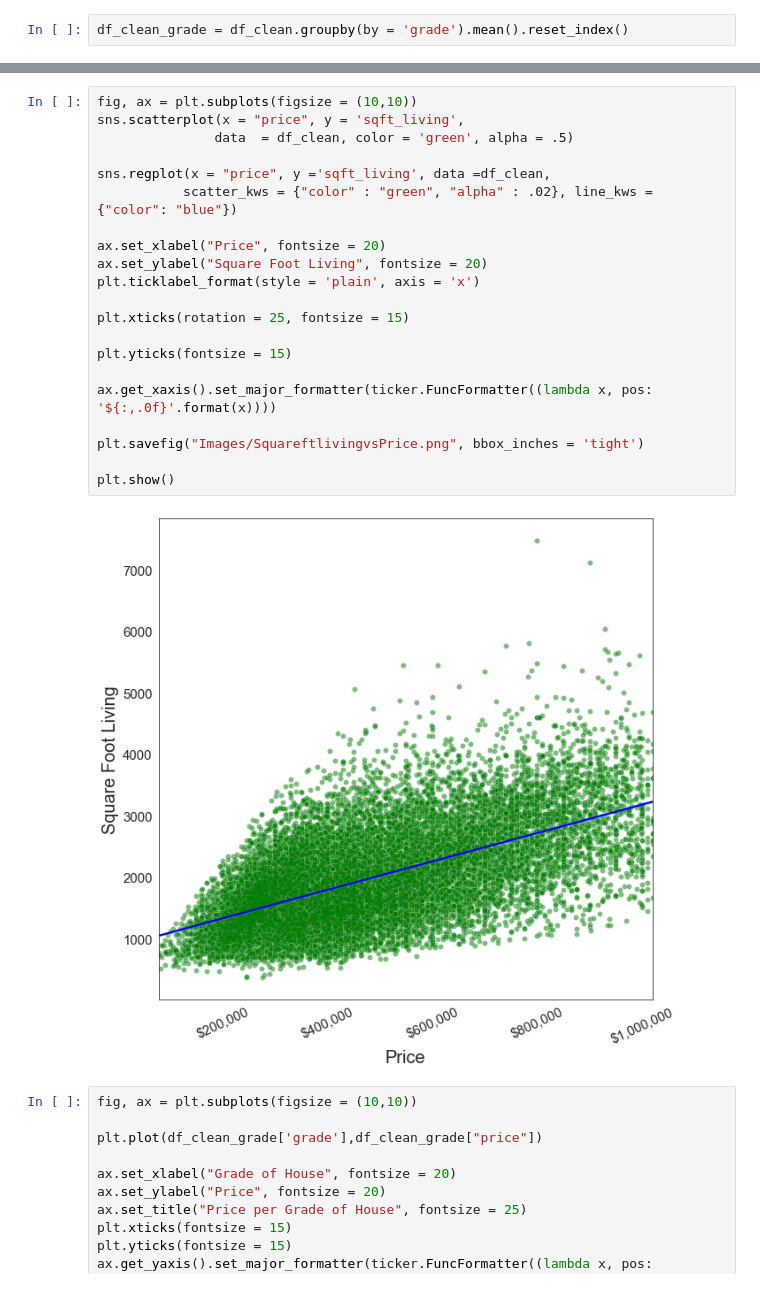
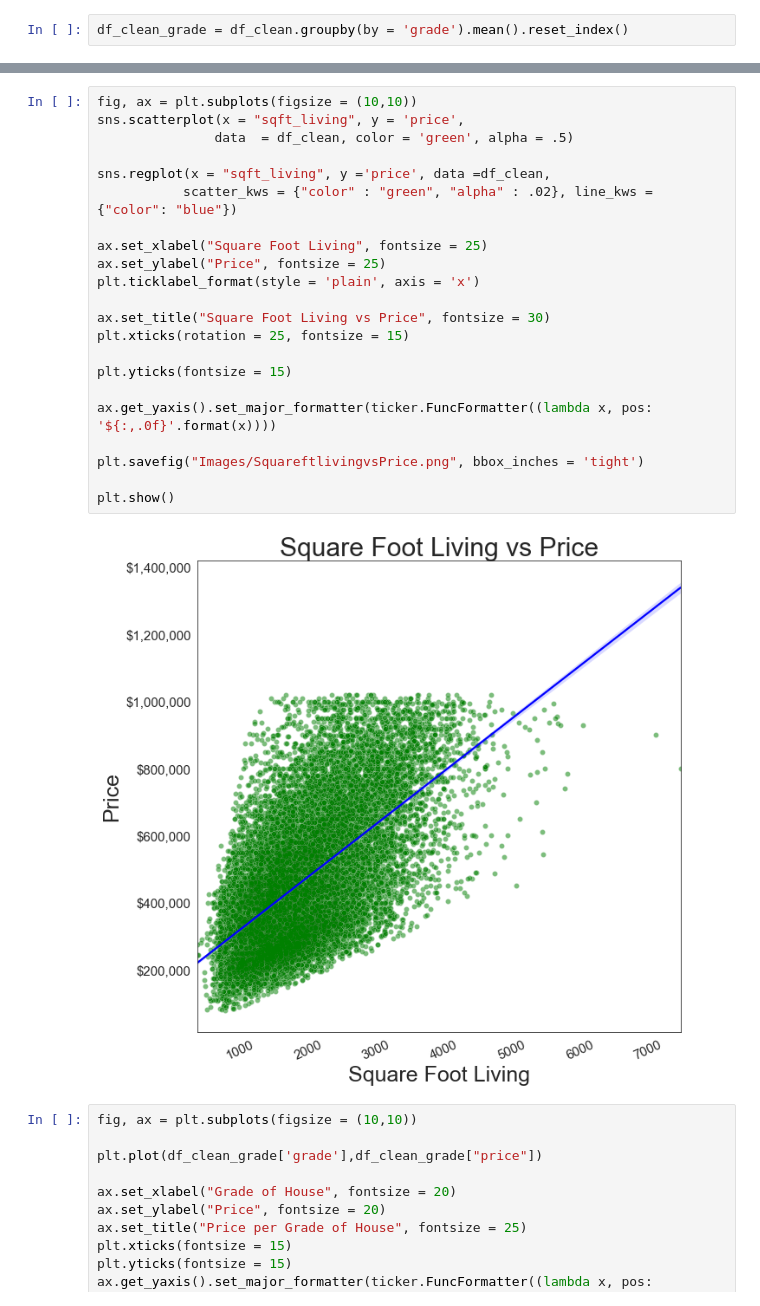
Before and after one commit to anguyen61191/NorthWestCountyProject, a Jupyter notebook: AndyFinalDraft.ipynb, the cells around one changed output, grey strips where cells are left out. Cells and saved outputs as stored; diff of their text form.

```diff
--- a/AndyFinalDraft.ipynb
+++ b/AndyFinalDraft.ipynb
@@ -1804,26 +1864,27 @@ plt.show()
 # %%
 fig, ax = plt.subplots(figsize = (10,10))
-sns.scatterplot(x = "price", y = 'sqft_living',
+sns.scatterplot(x = "sqft_living", y = 'price',
                data  = df_clean, color = 'green', alpha = .5)
 
-sns.regplot(x = "price", y ='sqft_living', data =df_clean,
+sns.regplot(x = "sqft_living", y ='price', data =df_clean,
            scatter_kws = {"color" : "green", "alpha" : .02}, line_kws = {"color": "blue"})
 
-ax.set_xlabel("Price", fontsize = 20)
-ax.set_ylabel("Square Foot Living", fontsize = 20)
+ax.set_xlabel("Square Foot Living", fontsize = 25)
+ax.set_ylabel("Price", fontsize = 25)
 plt.ticklabel_format(style = 'plain', axis = 'x')
 
+ax.set_title("Square Foot Living vs Price", fontsize = 30)
 plt.xticks(rotation = 25, fontsize = 15)
 
 plt.yticks(fontsize = 15)
 
-ax.get_xaxis().set_major_formatter(ticker.FuncFormatter((lambda x, pos: '${:,.0f}'.format(x))))
+ax.get_yaxis().set_major_formatter(ticker.FuncFormatter((lambda x, pos: '${:,.0f}'.format(x))))
 
 plt.savefig("Images/SquareftlivingvsPrice.png", bbox_inches = 'tight')
 
 plt.show()
 # %% [output]
-[figure, old version]
+[figure, new version]
 # %%
 fig, ax = plt.subplots(figsize = (10,10))
 
```
Also changed, not shown: parts of 17 cells of this notebook, 2 other files.
